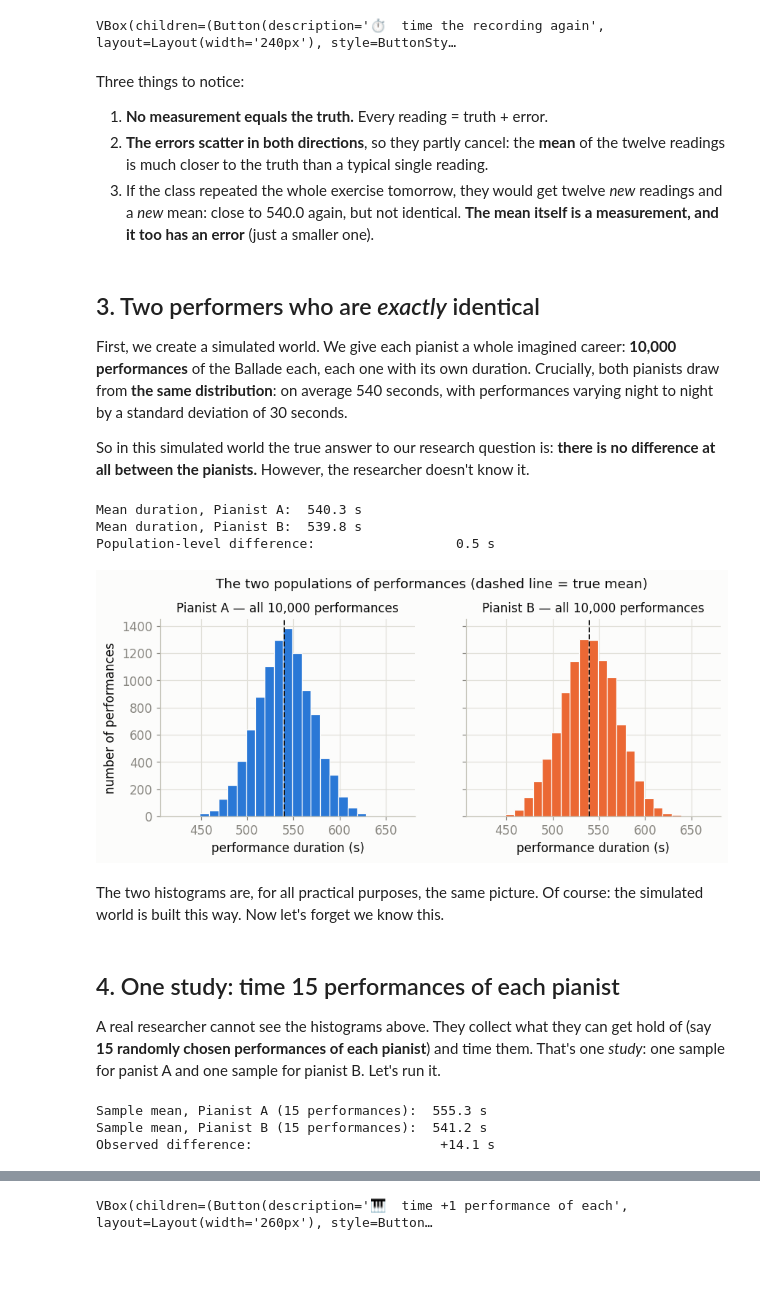
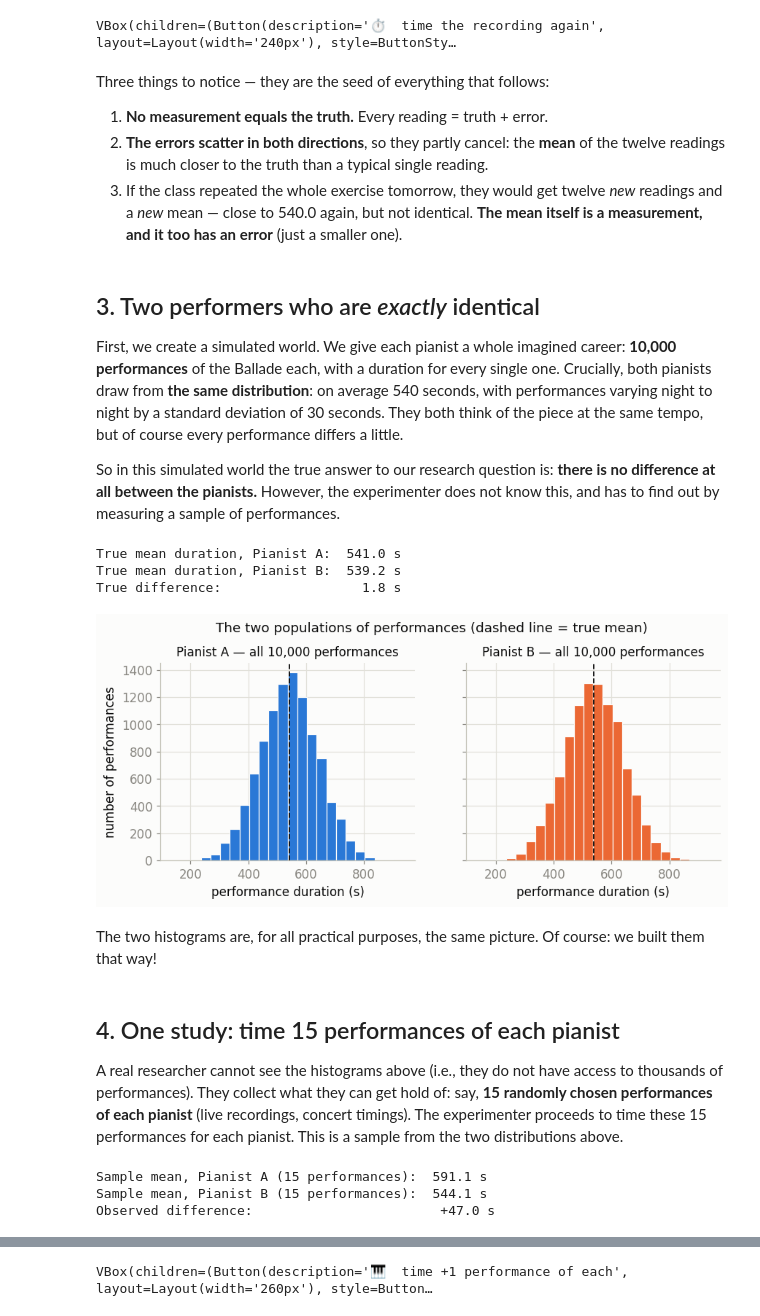
Before and after one commit to GabrieleCecchetti/QuantitativeResearchMethods, a Jupyter notebook: comparing_populations_with_samples.ipynb, the cells around one changed output, grey strips where cells are left out. Saved outputs shown, nothing was run; the diff lists cells and outputs as text; code cells hidden in the pictures; blank space fills up the shorter version.

```diff
--- a/comparing_populations_with_samples.ipynb
+++ b/comparing_populations_with_samples.ipynb
@@ -239,31 +251,31 @@ redraw_stopwatch()
 # %% [output]
 VBox(children=(Button(description='⏱  time the recording again', layout=Layout(width='240px'), style=ButtonSty…
 # %% [markdown]
-Three things to notice:
+Three things to notice — they are the seed of everything that follows:
 
 1. **No measurement equals the truth.** Every reading = truth + error.
 2. **The errors scatter in both directions**, so they partly cancel: the **mean** of
    the twelve readings is much closer to the truth than a typical single reading.
 3. If the class repeated the whole exercise tomorrow, they would get twelve *new*
-   readings and a *new* mean: close to 540.0 again, but not identical. **The mean
+   readings and a *new* mean — close to 540.0 again, but not identical. **The mean
    itself is a measurement, and it too has an error** (just a smaller one).
 # %% [markdown]
 ## 3. Two performers who are *exactly* identical
 
 First, we create a simulated world. We give each pianist a whole imagined career:
-**10,000 performances** of the Ballade each, each one with its own duration.
+**10,000 performances** of the Ballade each, with a duration for every single one.
 Crucially, both pianists draw from **the same distribution**: on average 540 seconds,
-with performances varying night to night by a standard deviation of 30 seconds.
+with performances varying night to night by a standard deviation of 30 seconds. They both think of the piece at the same tempo, but of course every performance differs a little.
+
 
 So in this simulated world the true answer to our research question is:
-**there is no difference at all between the pianists.** However, the
-researcher doesn't know it.
+**there is no difference at all between the pianists.** However, the experimenter does not know this, and has to find out by measuring a sample of performances.
 # %%
 # ═══ DATA GENERATION ═══  the two populations: every performance of each pianist
-N_POP   = 10_000   # ← knob: number of performances per pianist (all those that happened and those that could have happened)
-PERF_SD = 30       # ← knob: spread of a pianist's performance durations (seconds)
+N_POP   = 10_000   # ← knob: performances per pianist — a whole imagined career
+PERF_SD = 100       # ← knob: night-to-night spread of a piece durations (seconds)
 MEAN_A  = 540      # ← knob: Pianist A's true mean duration (seconds)
-MEAN_B  = 540      # ← knob: Pianist B's — equal to A on purpose
+MEAN_B  = 540      # ← knob: Pianist B's: for the time being, we set this equal to A on purpose: the two pianists have the same tempo in mind on average
 
 def make_performer(mean_seconds):
     """All the durations (in seconds) of one pianist's possible performances."""
@@ -272,44 +284,45 @@ def make_performer(mean_seconds):
 pianist_A = make_performer(MEAN_A)
 pianist_B = make_performer(MEAN_B)
 
-print(f"Mean duration, Pianist A: {pianist_A.mean():6.1f} s")
-print(f"Mean duration, Pianist B: {pianist_B.mean():6.1f} s")
-print(f"Population-level difference:               {pianist_A.mean() - pianist_B.mean():6.1f} s")
+print(f"True mean duration, Pianist A: {pianist_A.mean():6.1f} s")
+print(f"True mean duration, Pianist B: {pianist_B.mean():6.1f} s")
+print(f"True difference:               {pianist_A.mean() - pianist_B.mean():6.1f} s")
 # %% [output]
-Mean duration, Pianist A:  540.3 s
-Mean duration, Pianist B:  539.8 s
-Population-level difference:                  0.5 s
+True mean duration, Pianist A:  541.0 s
+True mean duration, Pianist B:  539.2 s
+True difference:                  1.8 s
 # %%
 # ═══ PLOTTING ONLY ═══  (nothing here changes the data)
 fig, axes = plt.subplots(1, 2, figsize=(9, 3.2), sharex=True, sharey=True)
 lo = min(pianist_A.min(), pianist_B.min())
 hi = max(pianist_A.max(), pianist_B.max())
-bins = np.arange(lo, hi + 10, 10)    # 10-second bins covering all the data
+bins = np.arange(lo, hi + 10, PERF_SD/3)          # 10-second bins covering all the data
 
 for ax, perf, name, color in [(axes[0], pianist_A, "Pianist A", BLUE),
                               (axes[1], pianist_B, "Pianist B", ORANGE)]:
     ax.hist(perf, bins=bins, color=color, edgecolor=SURFACE, linewidth=0.8)
     ax.axvline(perf.mean(), color=INK, linewidth=1.2, linestyle="--")
     ax.set_title(f"{name} — all {len(perf):,} performances", fontsize=11)
     ax.set_xlabel("performance duration (s)")
 
 axes[0].set_ylabel("number of performances")
 fig.suptitle("The two populations of performances (dashed line = true mean)",
              y=1.04, fontsize=12)
 plt.show()
 # %% [output]
-[figure, old version]
+[figure, new version]
 # %% [markdown]
 The two histograms are, for all practical purposes, the same picture. Of course:
-the simulated world is built this way. Now let's forget we know this.
+we built them that way!
 # %% [markdown]
 ## 4. One study: time 15 performances of each pianist
 
-A real researcher cannot see the histograms above. They collect what they can get hold
-of (say **15 randomly chosen performances of each pianist**) and time them. That's one *study*: one sample for panist A and one sample for pianist B. Let's run it.
+A real researcher cannot see the histograms above (i.e., they do not have access to thousands of performances). They collect what they can get hold
+of: say, **15 randomly chosen performances of each pianist** (live recordings, concert
+timings). The experimenter proceeds to time these 15 performances for each pianist. This is a sample from the two distributions above.
 # %%
-# ═══ DATA GENERATION ═══  one study: two samples of performances
-n = 15   # ← knob: number of performances timed per pianist
+# ═══ DATA GENERATION ═══  one study: two samples of performances, one for pianist A and one for pianist B
+n = 15   # ← knob: performances timed per pianist
 
 sample_A = rng.choice(pianist_A, size=n, replace=False)
 sample_B = rng.choice(pianist_B, size=n, replace=False)
@@ -320,7 +333,7 @@ print(f"Sample mean, Pianist A ({n} performances): {sample_A.mean():6.1f} s")
 print(f"Sample mean, Pianist B ({n} performances): {sample_B.mean():6.1f} s")
 print(f"Observed difference:                       {diff_observed:+6.1f} s")
 # %% [output]
-Sample mean, Pianist A (15 performances):  555.3 s
-Sample mean, Pianist B (15 performances):  541.2 s
-Observed difference:                        +14.1 s
+Sample mean, Pianist A (15 performances):  591.1 s
+Sample mean, Pianist B (15 performances):  544.1 s
+Observed difference:                        +47.0 s
 # %% [markdown]
```
Also changed, not shown: parts of 29 cells of this notebook, 1 other file.
